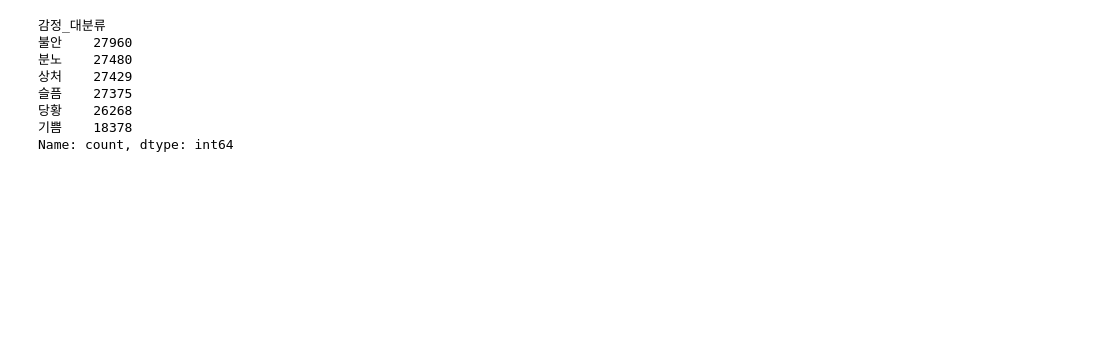
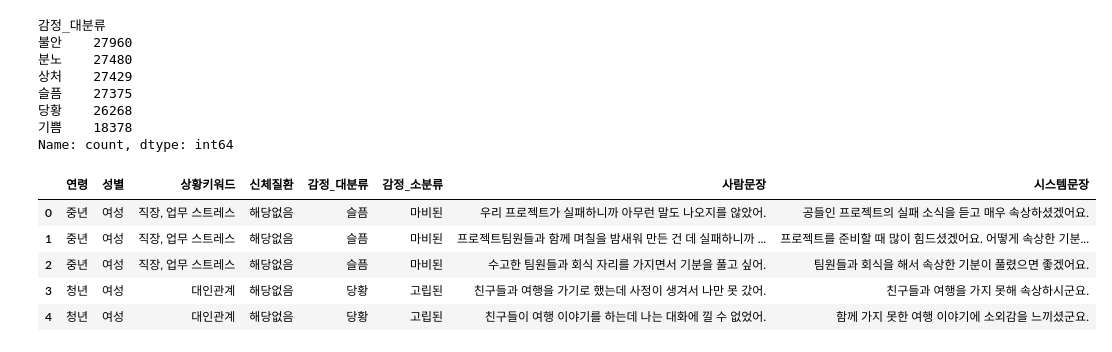
Before and after one commit to KHW1234567/semi2_prediction, a Jupyter notebook: test.ipynb, the cells around one changed output. Drawn from its saved outputs; the diff is of its cells as text; code cells hidden in the pictures; blank space fills up the shorter version.

```diff
--- a/test.ipynb
+++ b/test.ipynb
@@ -47,20 +56,24 @@ import pandas as pd
 import numpy as np
 
 # 데이터 로드
-fin_t=pd.read_excel((r"C:\Users\asia\Desktop\ㅛㅔ미2\데이터셋\감성대화\Training_221115_add\원천데이터\감성대화말뭉치(최종데이터)_Training\감성대화말뭉치(최종데이터)_Training.xlsx"), engine='openpyxl')
-fin_v=pd.read_excel((r"C:\Users\asia\Desktop\ㅛㅔ미2\데이터셋\감성대화\Validation_221115_add\원천데이터\감성대화말뭉치(최종데이터)_Validation.xlsx"), engine='openpyxl')
 
-#
 
-# 결측치 처리
+# 말뭉치 training 데이터
+fin_t=pd.read_excel(".\데이터셋\감성대화\Training_221115_add\원천데이터\감성대화말뭉치(최종데이터)_Training\감성대화말뭉치(최종데이터)_Training.xlsx", engine='openpyxl')
+
+# 말뭉치 validation 데이터
+fin_v=pd.read_excel(".\데이터셋\감성대화\Validation_221115_add\원천데이터\감성대화말뭉치(최종데이터)_Validation.xlsx", engine='openpyxl')
+
+
+# 빈칸은 nan으로 결측치 처리
 fin_t=fin_t.fillna("")
 fin_v=fin_v.fillna("")
 
-# 컬럼간 str 합치기
+# 사람문장 1,2,3을 한 컬럼으로 합치기
 fin_t["사람문장"]=fin_t["사람문장1"].astype(str)+fin_t["사람문장2"].astype(str)+fin_t["사람문장3"].astype(str)
 fin_v["사람문장"]=fin_v["사람문장1"].astype(str)+fin_v["사람문장2"].astype(str)+fin_v["사람문장3"].astype(str)
 
-# 데이터프레임 합치기
+# training과 validation 합치기
 df_concat=pd.concat([fin_t,fin_v])
 final_df=df_concat[["사람문장","감정_대분류"]]
 final_df=final_df.rename({"감정_대분류":"감정"},axis=1)
@@ -260,3 +332,59 @@ train['감정_대분류'].value_counts()
 당황    26268
 기쁨    18378
 Name: count, dtype: int64
+# %%
+# test 데이터
+rows = []
+
+# 각 행에 대해 사람문장과 시스템문장을 분리
+for idx, row in shuffled_test.iterrows():
+    # 사람문장1에 대한 시스템문장1
+    if pd.notna(row['사람문장1']) and pd.notna(row['시스템문장1']):
+        rows.append({
+            '연령': row['연령'],
+            '성별': row['성별'],
+            '상황키워드': row['상황키워드'],
+            '신체질환': row['신체질환'],
+            '감정_대분류': row['감정_대분류'],
+            '감정_소분류': row['감정_소분류'],
+            '사람문장': row['사람문장1'],
+            '시스템문장': row['시스템문장1']
+        })
+
+    # 사람문장2에 대한 시스템문장2
+    if pd.notna(row['사람문장2']) and pd.notna(row['시스템문장2']):
+        rows.append({
+            '연령': row['연령'],
+            '성별': row['성별'],
+            '상황키워드': row['상황키워드'],
+            '신체질환': row['신체질환'],
+            '감정_대분류': row['감정_대분류'],
+            '감정_소분류': row['감정_소분류'],
+            '사람문장': row['사람문장2'],
+            '시스템문장': row['시스템문장2']
+        })
+
+    # 사람문장3에 대한 시스템문장3 (NaN이 아닌 경우에만 추가)
+    if pd.notna(row['사람문장3']) and pd.notna(row['시스템문장3']):
+        rows.append({
+            '연령': row['연령'],
+            '성별': row['성별'],
+            '상황키워드': row['상황키워드'],
+            '신체질환': row['신체질환'],
+            '감정_대분류': row['감정_대분류'],
+            '감정_소분류': row['감정_소분류'],
+            '사람문장': row['사람문장3'],
+            '시스템문장': row['시스템문장3']
+        })
+
+# 새로운 데이터 프레임 생성
+test = pd.DataFrame(rows)
+
+test.head()
+# %% [output]
+|  | 연령 | 성별 | 상황키워드 | 신체질환 | 감정_대분류 | 감정_소분류 | 사람문장 | 시스템문장 |
+| 0 | 중년 | 여성 | 직장, 업무 스트레스 | 해당없음 | 슬픔 | 마비된 | 우리 프로젝트가 실패하니까 아무런 말도 나오지를 않았어. | 공들인 프로젝트의 실패 소식을 듣고 매우 속상하셨겠어요. |
+| 1 | 중년 | 여성 | 직장, 업무 스트레스 | 해당없음 | 슬픔 | 마비된 | 프로젝트팀원들과 함께 며칠을 밤새워 만든 건 데 실패하니까 ... | 프로젝트를 준비할 때 많이 힘드셨겠어요. 어떻게 속상한 기분... |
+| 2 | 중년 | 여성 | 직장, 업무 스트레스 | 해당없음 | 슬픔 | 마비된 | 수고한 팀원들과 회식 자리를 가지면서 기분을 풀고 싶어. | 팀원들과 회식을 해서 속상한 기분이 풀렸으면 좋겠어요. |
+| 3 | 청년 | 여성 | 대인관계 | 해당없음 | 당황 | 고립된 | 친구들과 여행을 가기로 했는데 사정이 생겨서 나만 못 갔어. | 친구들과 여행을 가지 못해 속상하시군요. |
+| 4 | 청년 | 여성 | 대인관계 | 해당없음 | 당황 | 고립된 | 친구들이 여행 이야기를 하는데 나는 대화에 낄 수 없었어. | 함께 가지 못한 여행 이야기에 소외감을 느끼셨군요. |
```
Also changed, not shown: parts of 18 cells of this notebook, 9 other files.
